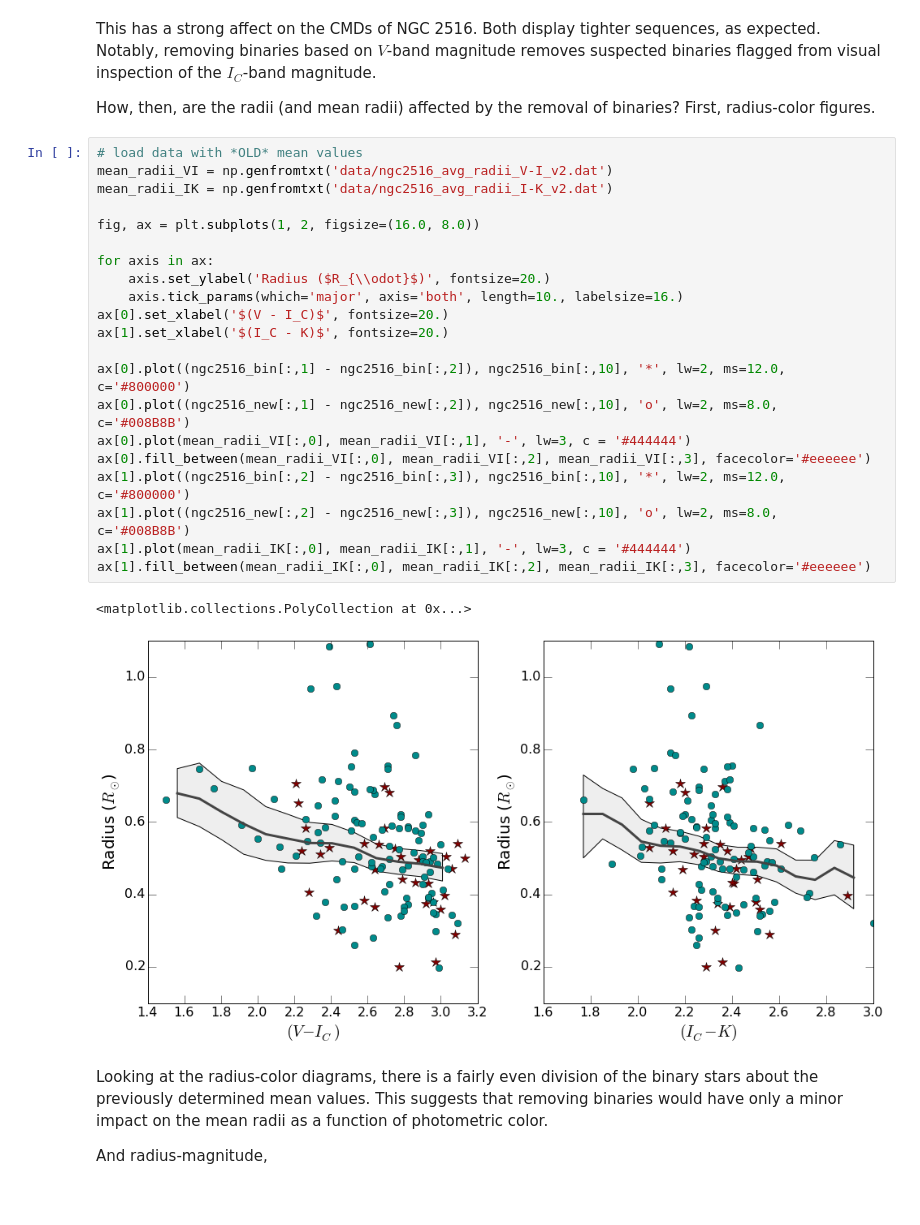
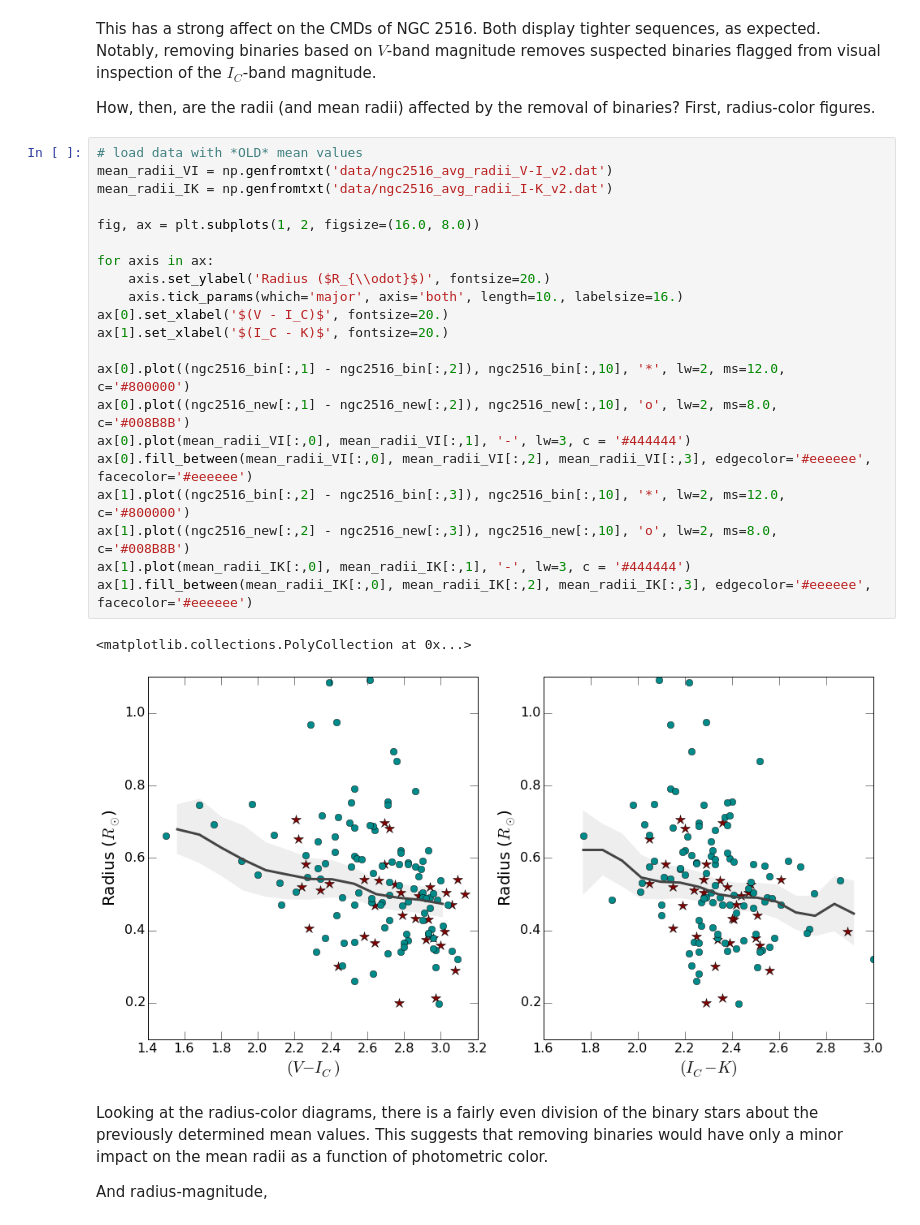
Before and after one commit to gfeiden/Notebook, a Jupyter notebook: Projects/ngc2516_spots/possible_binaries.ipynb, the cells around one changed output. Drawn from its saved outputs; the diff is of its cells as text.

```diff
--- a/Projects/ngc2516_spots/possible_binaries.ipynb
+++ b/Projects/ngc2516_spots/possible_binaries.ipynb
@@ -143,27 +143,27 @@ How, then, are the radii (and mean radii) affected by the removal of binaries? F
 # %%
 # load data with *OLD* mean values
 mean_radii_VI = np.genfromtxt('data/ngc2516_avg_radii_V-I_v2.dat')
 mean_radii_IK = np.genfromtxt('data/ngc2516_avg_radii_I-K_v2.dat')
 
 fig, ax = plt.subplots(1, 2, figsize=(16.0, 8.0))
 
 for axis in ax:
     axis.set_ylabel('Radius ($R_{\\odot}$)', fontsize=20.)
     axis.tick_params(which='major', axis='both', length=10., labelsize=16.)
 ax[0].set_xlabel('$(V - I_C)$', fontsize=20.)
 ax[1].set_xlabel('$(I_C - K)$', fontsize=20.)
 
 ax[0].plot((ngc2516_bin[:,1] - ngc2516_bin[:,2]), ngc2516_bin[:,10], '*', lw=2, ms=12.0, c='#800000')
 ax[0].plot((ngc2516_new[:,1] - ngc2516_new[:,2]), ngc2516_new[:,10], 'o', lw=2, ms=8.0,  c='#008B8B')
 ax[0].plot(mean_radii_VI[:,0], mean_radii_VI[:,1], '-', lw=3, c = '#444444')
-ax[0].fill_between(mean_radii_VI[:,0], mean_radii_VI[:,2], mean_radii_VI[:,3], facecolor='#eeeeee')
+ax[0].fill_between(mean_radii_VI[:,0], mean_radii_VI[:,2], mean_radii_VI[:,3], edgecolor='#eeeeee', facecolor='#eeeeee')
 ax[1].plot((ngc2516_bin[:,2] - ngc2516_bin[:,3]), ngc2516_bin[:,10], '*', lw=2, ms=12.0, c='#800000')
 ax[1].plot((ngc2516_new[:,2] - ngc2516_new[:,3]), ngc2516_new[:,10], 'o', lw=2, ms=8.0,  c='#008B8B')
 ax[1].plot(mean_radii_IK[:,0], mean_radii_IK[:,1], '-', lw=3, c = '#444444')
-ax[1].fill_between(mean_radii_IK[:,0], mean_radii_IK[:,2], mean_radii_IK[:,3], facecolor='#eeeeee')
+ax[1].fill_between(mean_radii_IK[:,0], mean_radii_IK[:,2], mean_radii_IK[:,3], edgecolor='#eeeeee', facecolor='#eeeeee')
 # %% [output]
 <matplotlib.collections.PolyCollection at 0x...>
-[figure, old version]
+[figure, new version]
 # %% [markdown]
 Looking at the radius-color diagrams, there is a fairly even division of the binary stars about the previously determined mean values. This suggests that removing binaries would have only a minor impact on the mean radii as a function of photometric color.
 
```
Also changed, not shown: parts of 1 cell of this notebook, 4 other files.
